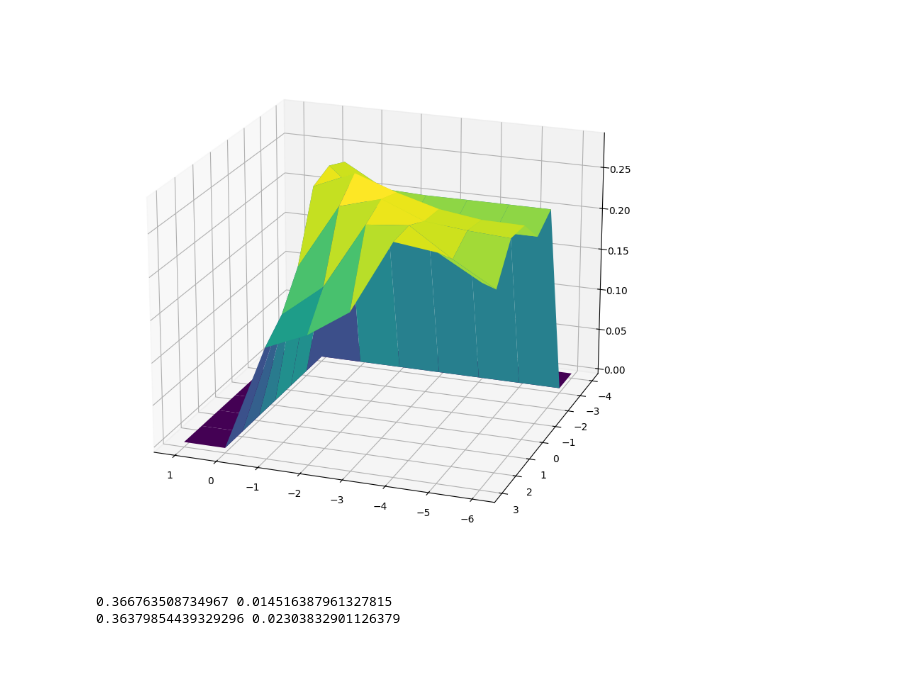
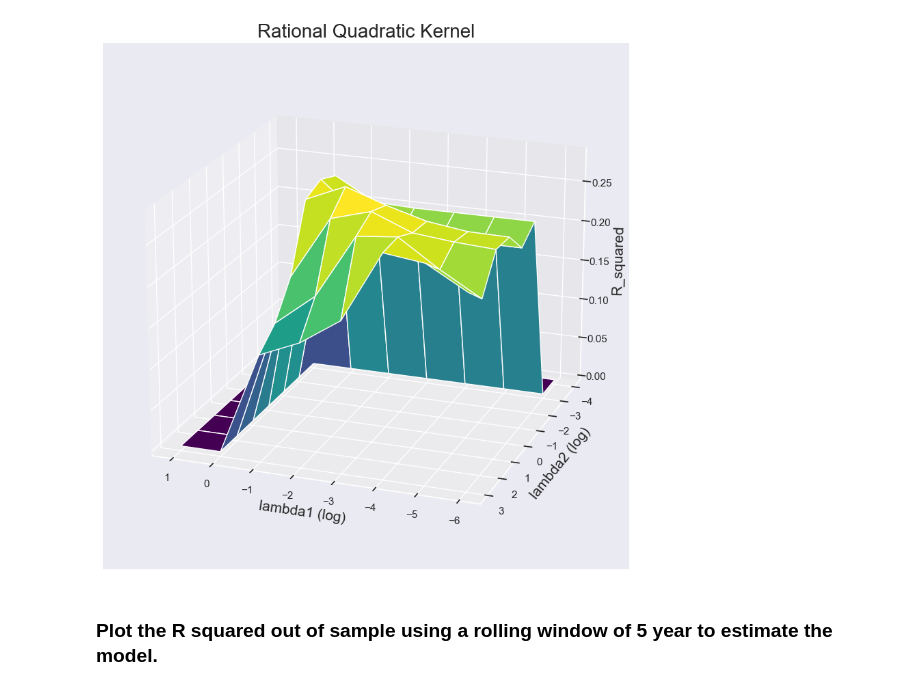
Before and after one commit to matteoferrazzi/ML-project-2, a Jupyter notebook: run.ipynb, the cells around one changed output. Cells and saved outputs as stored; diff of their text form; code cells hidden in the pictures; blank space fills up the shorter version.

```diff
--- a/run.ipynb
+++ b/run.ipynb
@@ -16,3 +16,4 @@ importlib.reload(ipca)
 importlib.reload(metrics)
 importlib.reload(kr)
 importlib.reload(val)
+sns.set(rc={'figure.figsize':(15,8)})
@@ -106,25 +174,15 @@ ax.view_init(20, 110)
 # %%
 fig = plt.figure(figsize=(10,10))
 ax = fig.add_subplot(111, projection='3d')
 x, y = np.meshgrid(list([10, 1, 0.1, 0.01, 0.001, 0.0001, 0.00001, 0.000001]), list([1000, 100, 10, 1, 0.1, 0.01, 0.001, 0.0001]))
-z = surface_rq(dict_rq, list([10, 1, 0.1, 0.01, 0.001, 0.0001, 0.00001, 0.000001]), list([1000, 100, 10, 1, 0.1, 0.01, 0.001, 0.0001]), 20, 20)
+z = val.surface_rq(dict_rq, list([10, 1, 0.1, 0.01, 0.001, 0.0001, 0.00001, 0.000001]), list([1000, 100, 10, 1, 0.1, 0.01, 0.001, 0.0001]))
 ax.plot_surface(np.log10(np.array(x)), np.log10(np.array(y)), np.array(z), cmap='viridis')
+ax.set_xlabel('lambda1 (log)', fontsize=15)
+ax.set_ylabel('lambda2 (log)', fontsize=15)
+ax.set_zlabel('R_squared', fontsize=15)
+ax.set_title('Rational Quadratic Kernel', fontsize=20)
 ax.view_init(20, 110)
 # %% [output]
-[figure, old version]
+[figure, new version]
-# %%
-k = 5
-gamma_first = ipca.gamma_first(ret, data, k)
-max_iter = 100
-gamma, f_list = ipca.ipca(data, ret, gamma_first.copy(), max_iter)
-print(metrics.total_R_squared(ret, data, gamma, f_list),metrics.pred_R_squared(ret, data, gamma, f_list))
-max_iter = 100
-W = np.eye(N)
-W_list = [W]*(len(data))
-lambda1 = 0.1
-lambda2 = 0.1
-gamma_reg_w, f_list_reg_w = ipca.ipca_reg_w(data, ret, gamma_first.copy(), max_iter, lambda1, lambda2, W_list)
-print(metrics.total_R_squared(ret, data, gamma_reg_w, f_list_reg_w),metrics.pred_R_squared(ret, data, gamma_reg_w, f_list_reg_w))
-# %% [output]
-0.366763508734967 0.014516387961327815
-0.36379854439329296 0.02303832901126379
+# %% [markdown]
+### Plot the R squared out of sample using a rolling window of 5 year to estimate the model.
```
Also changed, not shown: parts of 30 cells of this notebook, 7 other files.
